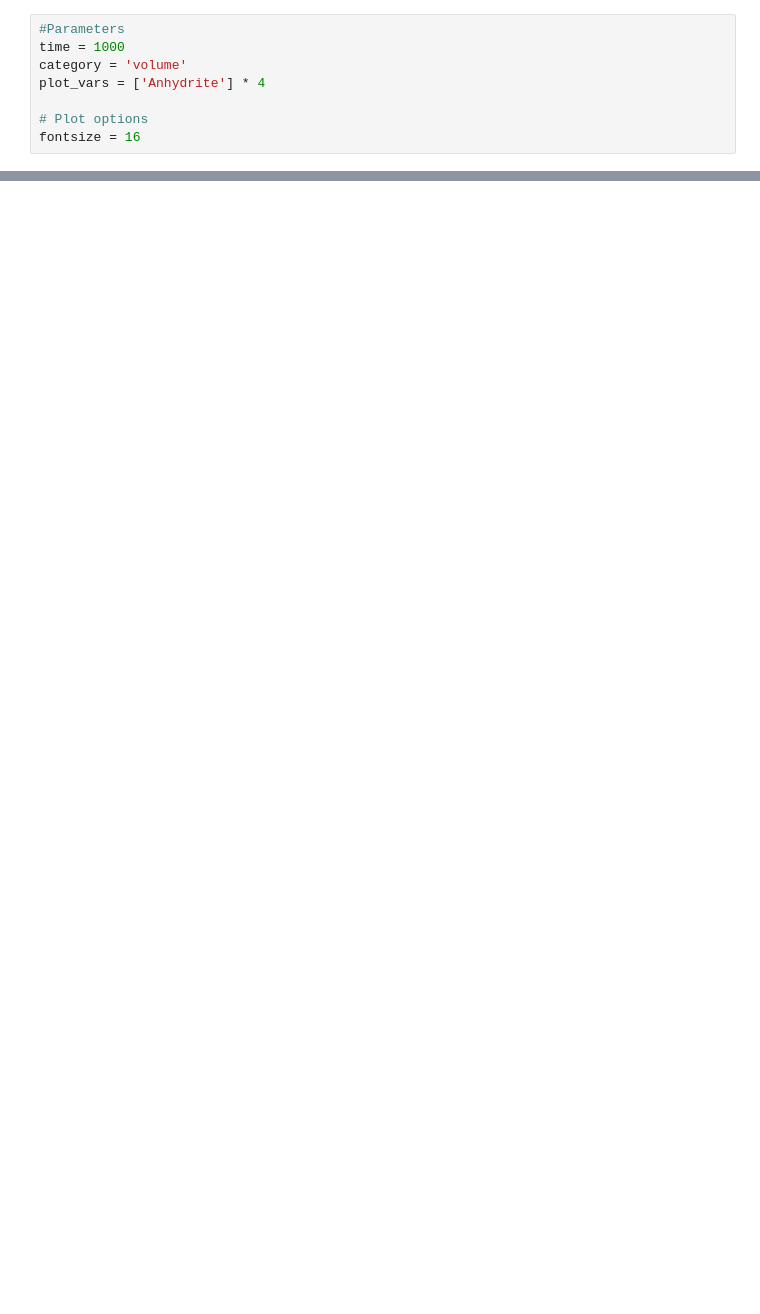
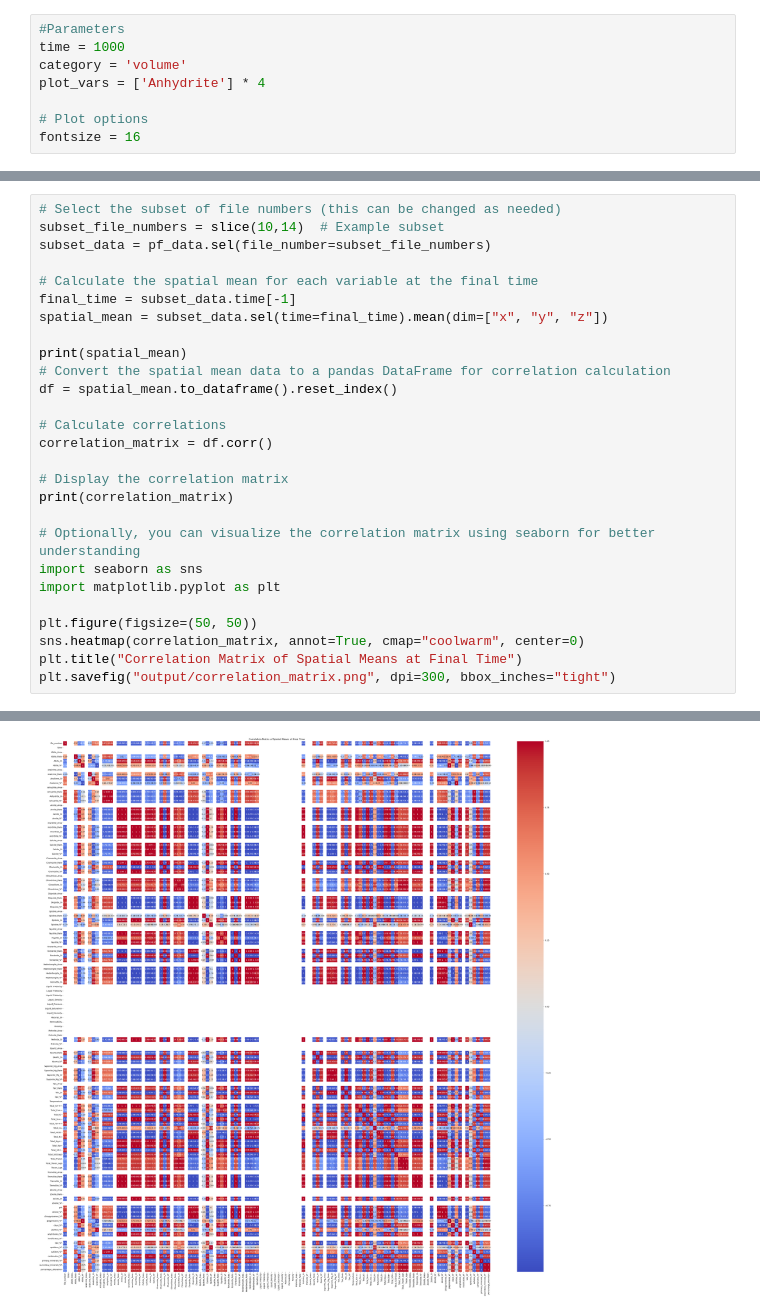
Before and after one commit to a-fotherby/hydrothermal_alteration, a Jupyter notebook: paper_figures/figure_5.ipynb, the cells around one changed output, grey strips where cells are left out. Drawn from its saved outputs; the diff is of its cells as text; blank space fills up the shorter version.

```diff
--- a/paper_figures/figure_5.ipynb
+++ b/paper_figures/figure_5.ipynb
@@ -173,0 +195,28 @@ fig.savefig('output/anhydrite_v_cations.png', dpi=300, transparent=True)
+# %%
+# Select the subset of file numbers (this can be changed as needed)
+subset_file_numbers = slice(10,14)  # Example subset
+subset_data = pf_data.sel(file_number=subset_file_numbers)
+
+# Calculate the spatial mean for each variable at the final time
+final_time = subset_data.time[-1]
+spatial_mean = subset_data.sel(time=final_time).mean(dim=["x", "y", "z"])
+
+print(spatial_mean)
+# Convert the spatial mean data to a pandas DataFrame for correlation calculation
+df = spatial_mean.to_dataframe().reset_index()
+
+# Calculate correlations
+correlation_matrix = df.corr()
+
+# Display the correlation matrix
+print(correlation_matrix)
+
+# Optionally, you can visualize the correlation matrix using seaborn for better understanding
+import seaborn as sns
+import matplotlib.pyplot as plt
+
+plt.figure(figsize=(50, 50))
+sns.heatmap(correlation_matrix, annot=True, cmap="coolwarm", center=0)
+plt.title("Correlation Matrix of Spatial Means at Final Time")
+plt.savefig("output/correlation_matrix.png", dpi=300, bbox_inches="tight")
+# %% [output]
@@ -173,0 +240 @@ fig.savefig('output/anhydrite_v_cations.png', dpi=300, transparent=True)
+[figure, added]
```
Also changed, not shown: parts of 7 cells of this notebook, 8 other files.
